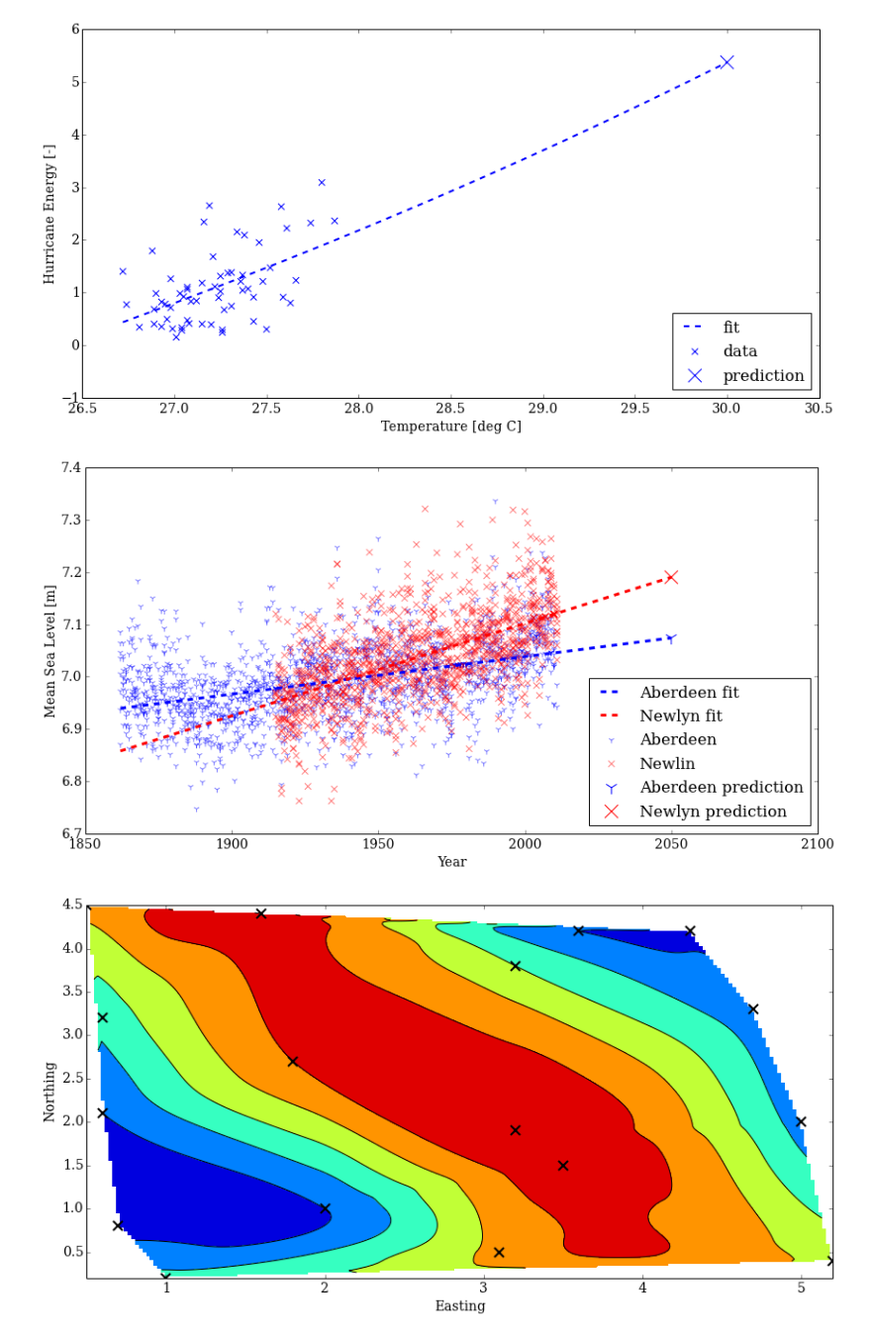
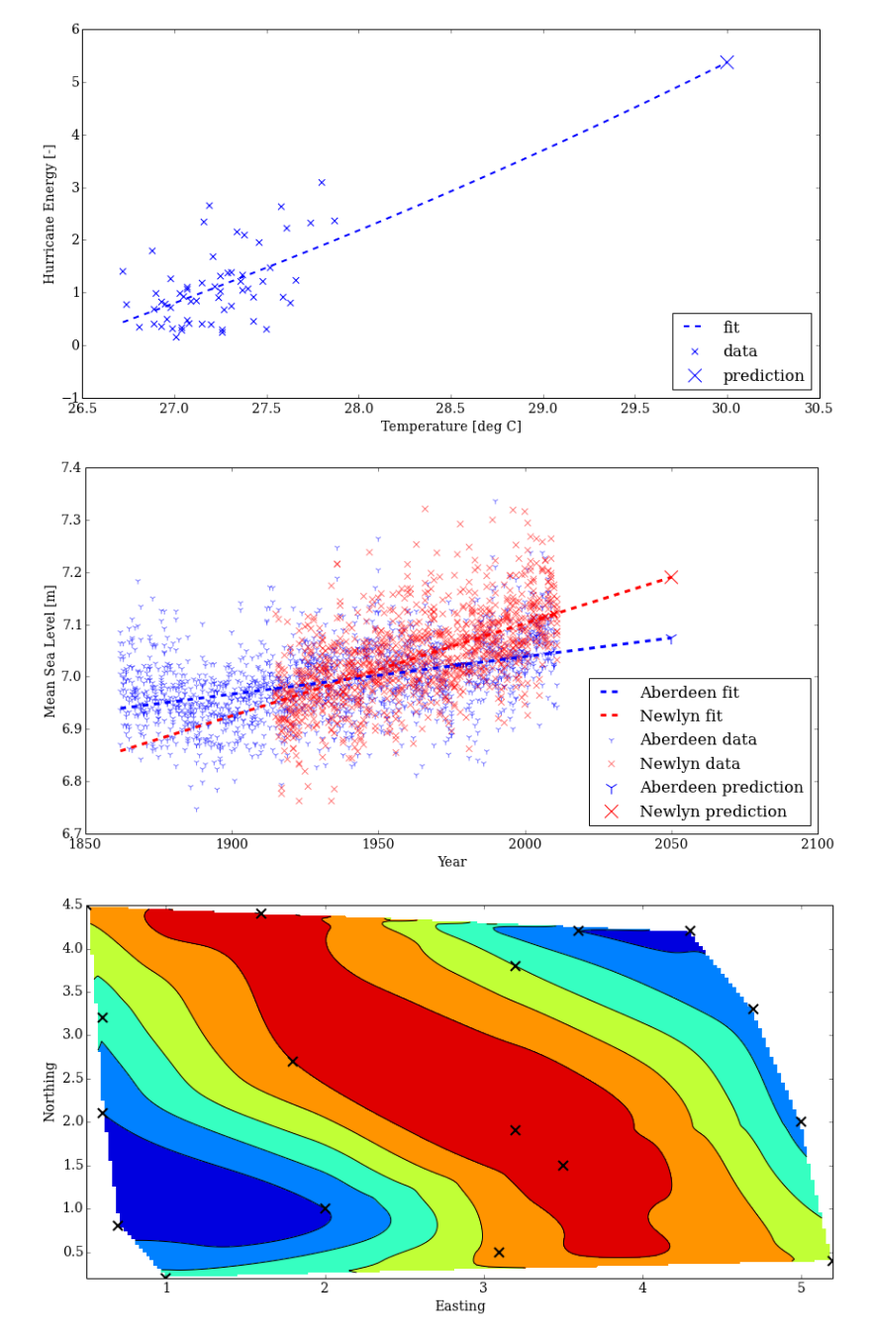
Before and after one commit to philippslang/nummet_I, a Jupyter notebook: Exercises.ipynb, the cells around one changed output. Shown at 99% size. Cells and saved outputs as stored; diff of their text form; code cells hidden in the pictures.

```diff
--- a/Exercises.ipynb
+++ b/Exercises.ipynb
@@ -105,36 +103,36 @@ msl_a = data_a[:,2]
 year_a = data_a[:,0]
 data_n = np.loadtxt('newlyn_msl.txt', skiprows=1)
 msl_n = data_n[:,2]
 year_n = data_n[:,0]
 
 # plot data
-plt.scatter(year_a, msl_a, marker='1', s=45, label='Aberdeen', alpha=0.5)
-plt.scatter(year_n, msl_n, marker='x', color='red', s=45, label='Newlin', alpha=0.5)
+plt.scatter(year_a, msl_a, marker='1', s=45, label='Aberdeen data', alpha=0.5)
+plt.scatter(year_n, msl_n, marker='x', color='red', s=45, label='Newlyn data', alpha=0.5)
 plt.xlabel('Year')
 plt.ylabel('Mean Sea Level [m]')
 
 # function to be fitted
 def linear(x, a, b):
     return a + b*x
 
 # get parameters for best fit
 po_a, pc_a = scop.curve_fit(linear, year_a, msl_a)
 po_n, pc_n = scop.curve_fit(linear, year_n, msl_n)
 
 # 2 points to evaluate fitted function at (x-values)
 year_pred = 2050
 x_fit = np.array([np.min(year_a), year_pred])
 
 # plot prediction
 plt.plot(x_fit, linear(x_fit, *po_a), lw=3, ls='--', label='Aberdeen fit')
 plt.scatter(year_pred, linear(year_pred, *po_a), marker='1', s=200, label='Aberdeen prediction')
 plt.plot(x_fit, linear(x_fit, *po_n), color='red', lw=3, ls='--', label='Newlyn fit')
 plt.scatter(year_pred, linear(year_pred, *po_n), marker='x', s=200, color='red', label='Newlyn prediction')
 
 plt.legend(loc=4, scatterpoints=1)
 plt.show()
 # %% [output]
-[figure, old version]
+[figure, new version]
 # %%
 # AD 3)
 
```
Also changed, not shown: parts of 1 cell of this notebook.
